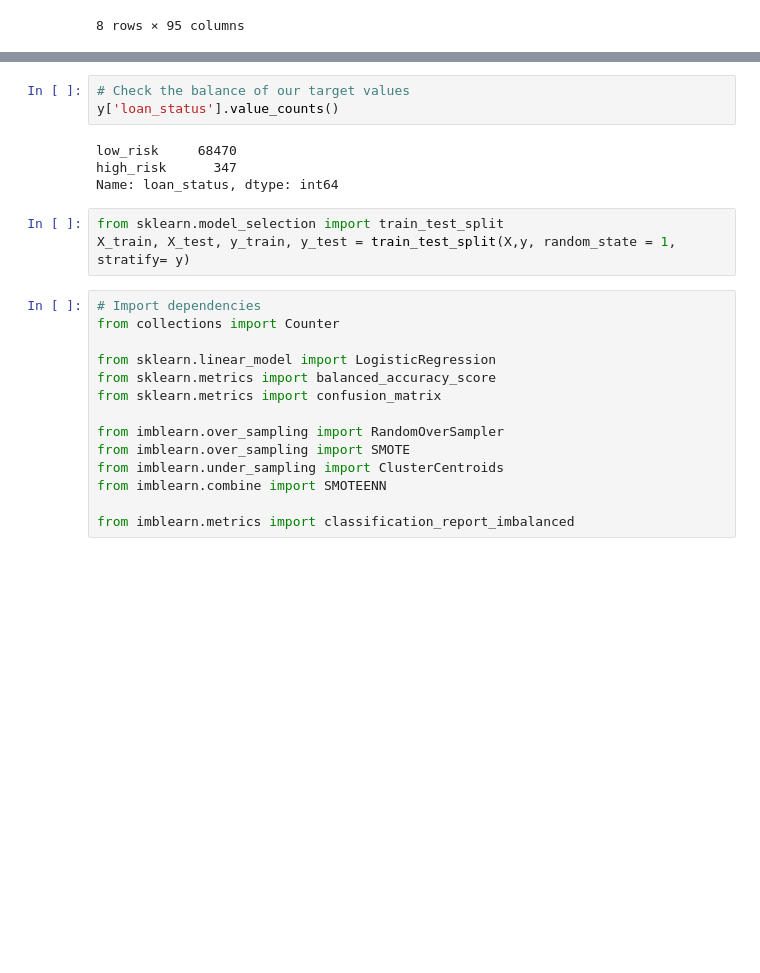
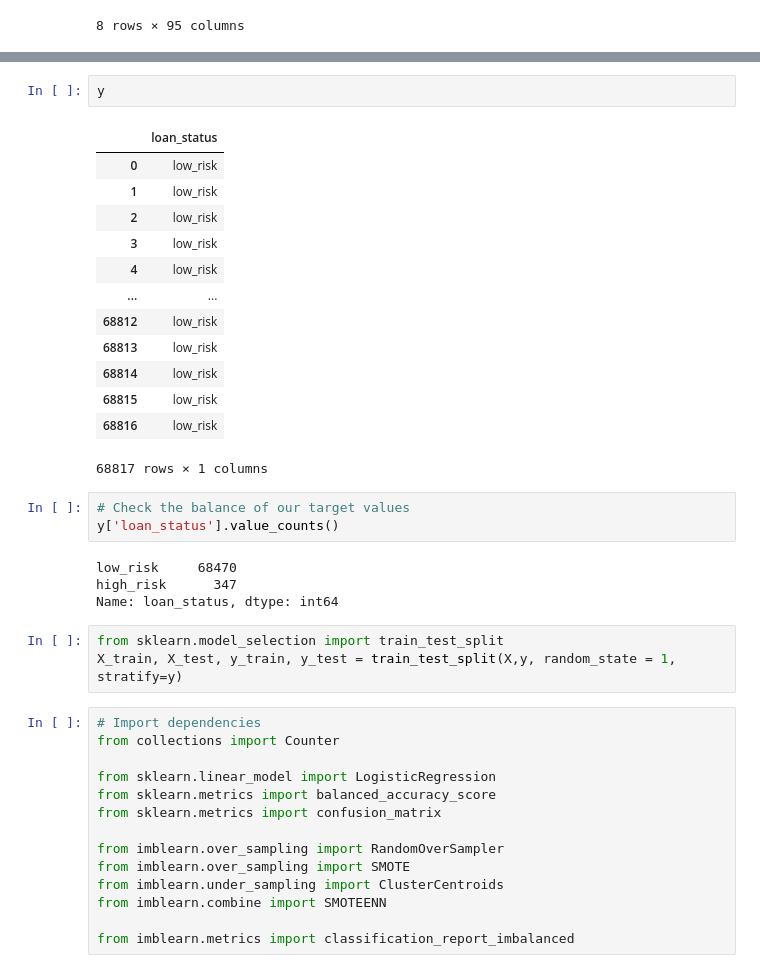
Before and after one commit to sebastianvillanoy/Challenge-17, a Jupyter notebook: credit_risk_resampling.ipynb, the cells around one changed output, grey strips where cells are left out. Cells and saved outputs as stored; diff of their text form; blank space fills up the shorter version.

```diff
--- a/credit_risk_resampling.ipynb
+++ b/credit_risk_resampling.ipynb
@@ -131,3 +148,19 @@ X.describe()
+# %%
+y
+# %% [output]
+|  | loan_status |
+| 0 | low_risk |
+| 1 | low_risk |
+| 2 | low_risk |
+| 3 | low_risk |
+| 4 | low_risk |
+| ... | ... |
+| 68812 | low_risk |
+| 68813 | low_risk |
+| 68814 | low_risk |
+| 68815 | low_risk |
+| 68816 | low_risk |
+68817 rows × 1 columns
 # %%
 # Check the balance of our target values
 y['loan_status'].value_counts()
@@ -137,7 +170,7 @@ high_risk      347
 Name: loan_status, dtype: int64
 # %%
 from sklearn.model_selection import train_test_split
-X_train, X_test, y_train, y_test = train_test_split(X,y, random_state = 1, stratify= y)
+X_train, X_test, y_train, y_test = train_test_split(X,y, random_state = 1, stratify=y)
 # %%
 # Import dependencies
 from collections import Counter
```
Also changed, not shown: parts of 3 cells of this notebook.
